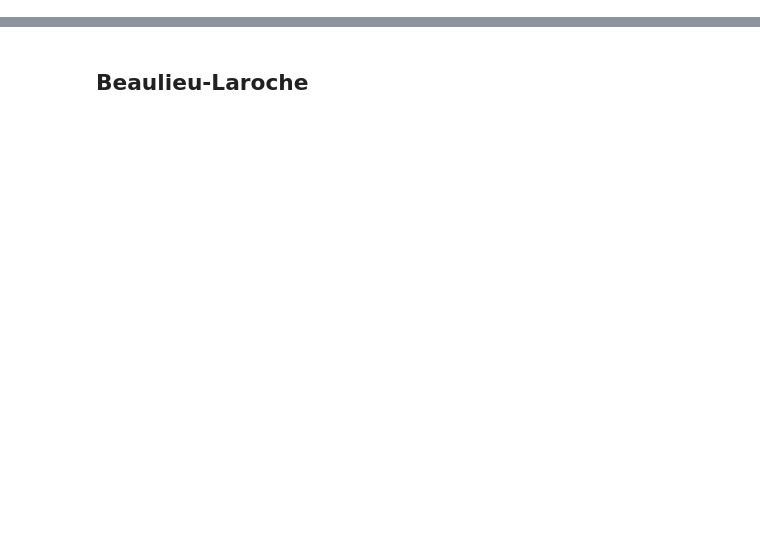
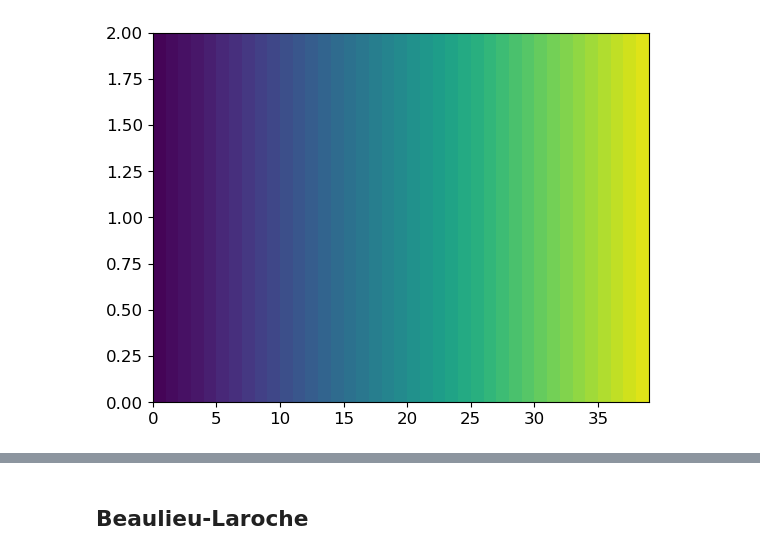
Before and after one commit to jonescompneurolab/hnn-tuning, a Jupyter notebook: new_cells_dev/cells/l5_ET_handtune.ipynb, the cells around one changed output, grey strips where cells are left out. Cells and saved outputs as stored; diff of their text form; code cells hidden in the pictures; blank space fills up the shorter version.

```diff
--- a/new_cells_dev/cells/l5_ET_handtune.ipynb
+++ b/new_cells_dev/cells/l5_ET_handtune.ipynb
@@ -97,0 +99,38 @@ fig.savefig(os.path.join(figpth, 'conductances.svg'))
+# %%
+from matplotlib import colormaps
+
+cmap = colormaps['viridis']
+cols = cmap.colors[0:len(cmap.colors):15]
+cols = cmap.colors[0:len(cmap.colors):6]
+
+l5pyr= Cell(sections, cell_tree, cell_type='L5_pyramidal', gid=0)
+l5pyr.build()
+
+l5pyr = mech_class.add_mechs(l5pyr, hay_model_params, hotzone=hotzone)
+distance = []
+h.distance(sec = l5pyr._nrn_sections['soma'])
+section_names = ['soma', 'apical_trunk','apical_1', 'apical_2', 'apical_tuft']
+sec_seg = []
+
+v_a = []
+for s, section in enumerate(section_names):
+    for i, seg in enumerate(l5pyr._nrn_sections[section]):
+        v_a.append(h.Vector().record(seg._ref_v))
+        sec_seg.append(f'{section} segm. {seg.x}')
+        distance.append(h.distance(seg))
+
+section_b = ['soma', 'basal_1','basal_2', 'basal_3', 'apical_oblique']
+v_b = []
+for s, section in enumerate(section_b):
+    for i, seg in enumerate(l5pyr._nrn_sections[section]):
+        v_b.append(h.Vector().record(seg._ref_v))
+        sec_seg.append(f'{section} segm. {seg.x}')
+
+t = h.Vector().record(h._ref_t)
+h.celsius = 37
+h.finitialize()
+h.continuerun(100 * ms)
+
+im = plt.pcolormesh(np.tile(np.array(distance),(2,1)), cmap='viridis', vmin=0, vmax=2000)
+# %% [output]
+[figure, added]
```
Also changed, not shown: parts of 11 cells of this notebook, 2 other files.
